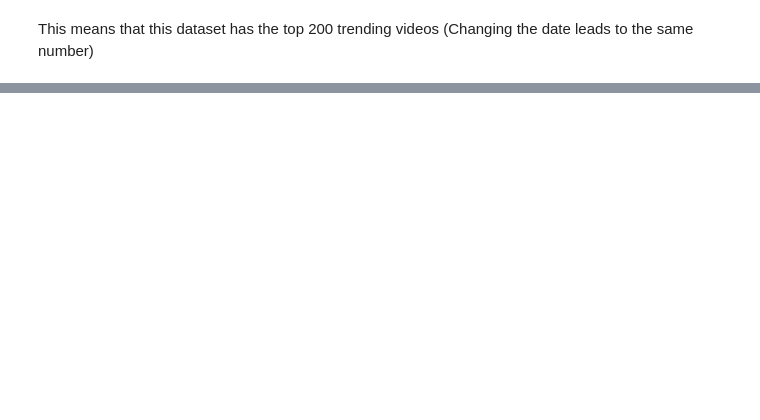
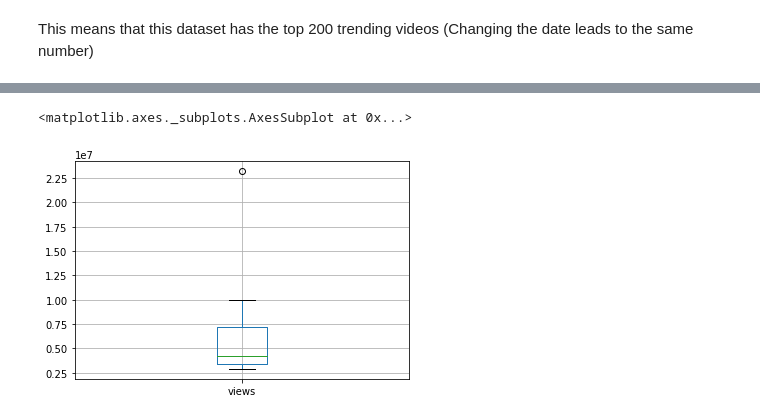
Before and after one commit to srivasis/MA384, a Jupyter notebook: Graph - clarkta.ipynb, the cells around one changed output, grey strips where cells are left out. Saved outputs shown, nothing was run; the diff lists cells and outputs as text; code cells hidden in the pictures; blank space fills up the shorter version.

```diff
--- a/Graph - clarkta.ipynb
+++ b/Graph - clarkta.ipynb
@@ -41,0 +63,5 @@ usDataDates.get_group('17.14.11').sample(10).boxplot(column='views')
+# %%
+usDataDates.get_group('18.14.01').sort_values(by=['views'], ascending=False).head(10).boxplot(column='views')
+# %% [output]
+<matplotlib.axes._subplots.AxesSubplot at 0x...>
+[figure, added]
```
Also changed, not shown: parts of 17 cells of this notebook.
